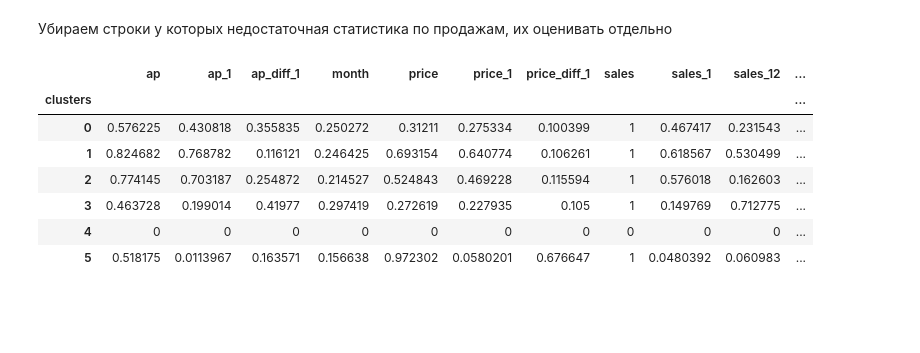
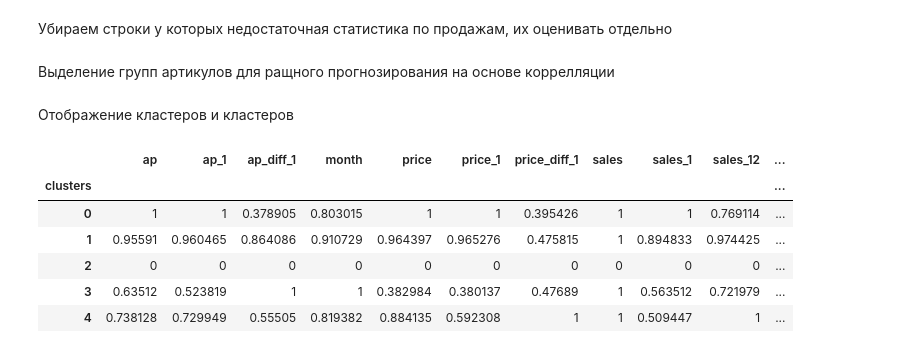
Before and after one commit to crabio/MlSaleForecasting, a Jupyter notebook: SalesForecasting.ipynb, the cells around one changed output. Drawn from its saved outputs; the diff is of its cells as text; code cells hidden in the pictures; blank space fills up the shorter version.

Commit message:
Optimize cluster choose

```diff
--- a/SalesForecasting.ipynb
+++ b/SalesForecasting.ipynb
@@ -58,7 +60,7 @@ sales.head()
 # %%
 corr_df = pd.DataFrame()
 
-for x in tqdm.tqdm(sales.index[:100]):
+for x in tqdm.tqdm(sales.index[:10]):
     test_material = x
 
     df = pd.concat([sales.loc[test_material].rename('sales'),\
@@ -115,7 +119,7 @@ for x in tqdm.tqdm(sales.index[:100]):
 # %%
 corr_df = pd.DataFrame()
 
-for x in tqdm.tqdm(sales.index[:100]):
+for x in tqdm.tqdm(sales.index[:]):
     test_material = x
 
     df = pd.concat([sales.loc[test_material].rename('sales'),\
@@ -143,23 +147,31 @@ for x in tqdm.tqdm(sales.index[:100]):
 Убираем строки у которых недостаточная статистика по продажам, их оценивать отдельно
 # %%
 corr_df = corr_df.fillna(0)
+# %% [markdown]
+Выделение групп артикулов для ращного прогнозирования на основе коррелляции
 # %%
 #Cluster the data
-kmeans = KMeans(n_clusters=6, random_state=0).fit(corr_df)
+kmeans = KMeans(n_clusters=5, random_state=0).fit(corr_df)
 labels = kmeans.labels_
 
 #Glue back to originaal data
 corr_df['clusters'] = labels
+
+# Создание нормализованной DF
+corr_overal_df = corr_df.groupby('clusters').mean()
+
+corr_overal_norm_df = (corr_overal_df-corr_overal_df.min())/(corr_overal_df.max()-corr_overal_df.min())
+# %% [markdown]
+Отображение кластеров и кластеров
 # %%
 cm = sns.light_palette("green", as_cmap=True)
 
-corr_df.groupby('clusters').mean().style.background_gradient(cmap=cm)
+corr_overal_norm_df.style.background_gradient(cmap=cm)
 # %% [output]
 |  | ap | ap_1 | ap_diff_1 | month | price | price_1 | price_diff_1 | sales | sales_1 | sales_12 | ... |
 | clusters |  |  |  |  |  |  |  |  |  |  | ... |
-| 0 | 0.576225 | 0.430818 | 0.355835 | 0.250272 | 0.31211 | 0.275334 | 0.100399 | 1 | 0.467417 | 0.231543 | ... |
-| 1 | 0.824682 | 0.768782 | 0.116121 | 0.246425 | 0.693154 | 0.640774 | 0.106261 | 1 | 0.618567 | 0.530499 | ... |
-| 2 | 0.774145 | 0.703187 | 0.254872 | 0.214527 | 0.524843 | 0.469228 | 0.115594 | 1 | 0.576018 | 0.162603 | ... |
-| 3 | 0.463728 | 0.199014 | 0.41977 | 0.297419 | 0.272619 | 0.227935 | 0.105 | 1 | 0.149769 | 0.712775 | ... |
-| 4 | 0 | 0 | 0 | 0 | 0 | 0 | 0 | 0 | 0 | 0 | ... |
-| 5 | 0.518175 | 0.0113967 | 0.163571 | 0.156638 | 0.972302 | 0.0580201 | 0.676647 | 1 | 0.0480392 | 0.060983 | ... |
+| 0 | 1 | 1 | 0.378905 | 0.803015 | 1 | 1 | 0.395426 | 1 | 1 | 0.769114 | ... |
+| 1 | 0.95591 | 0.960465 | 0.864086 | 0.910729 | 0.964397 | 0.965276 | 0.475815 | 1 | 0.894833 | 0.974425 | ... |
+| 2 | 0 | 0 | 0 | 0 | 0 | 0 | 0 | 0 | 0 | 0 | ... |
+| 3 | 0.63512 | 0.523819 | 1 | 1 | 0.382984 | 0.380137 | 0.47689 | 1 | 0.563512 | 0.721979 | ... |
+| 4 | 0.738128 | 0.729949 | 0.55505 | 0.819382 | 0.884135 | 0.592308 | 1 | 1 | 0.509447 | 1 | ... |
```
Also changed, not shown: parts of 5 cells of this notebook, 5 other files.
